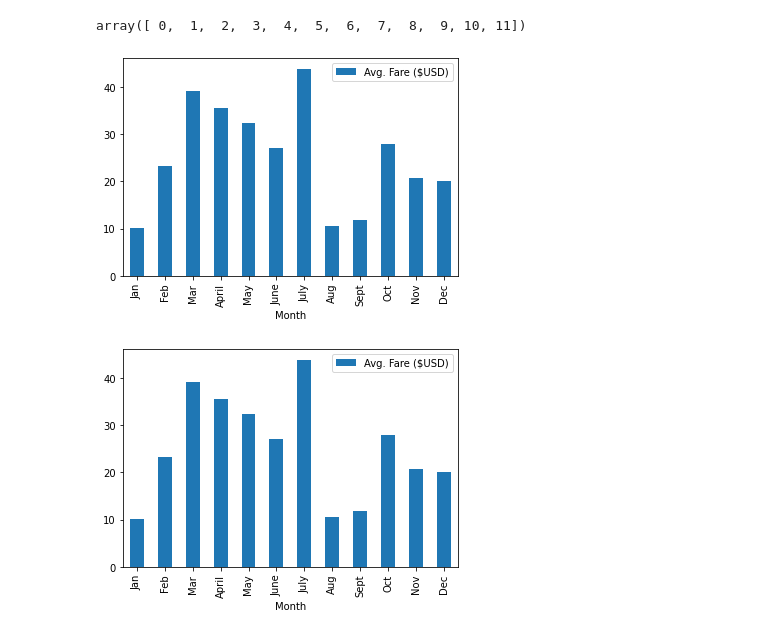
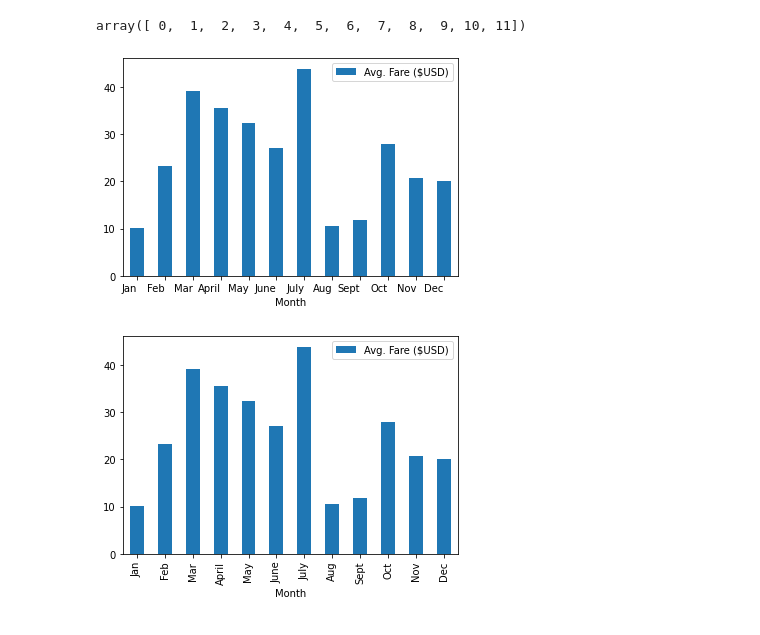
Before and after one commit to ruimin1231/-PyBer-with-Matplotlib, a Jupyter notebook: PyBer_ride_data..ipynb, the cells around one changed output. Saved outputs shown, nothing was run; the diff lists cells and outputs as text; code cells hidden in the pictures.

```diff
--- a/PyBer_ride_data..ipynb
+++ b/PyBer_ride_data..ipynb
@@ -46,9 +46,10 @@ x_axis
 array([ 0,  1,  2,  3,  4,  5,  6,  7,  8,  9, 10, 11])
 # %%
 pyber_ride_df.plot.bar(x="Month", y="Avg. Fare ($USD)")
+plt.xticks(rotation=0, ha='right')
 plt.show()
 # %% [output]
-[figure, old version]
+[figure, new version]
 # %%
 pyber_ride_df.plot(x="Month", y="Avg. Fare ($USD)", kind='bar')
 plt.show()
```
Also changed, not shown: 8 other files.
